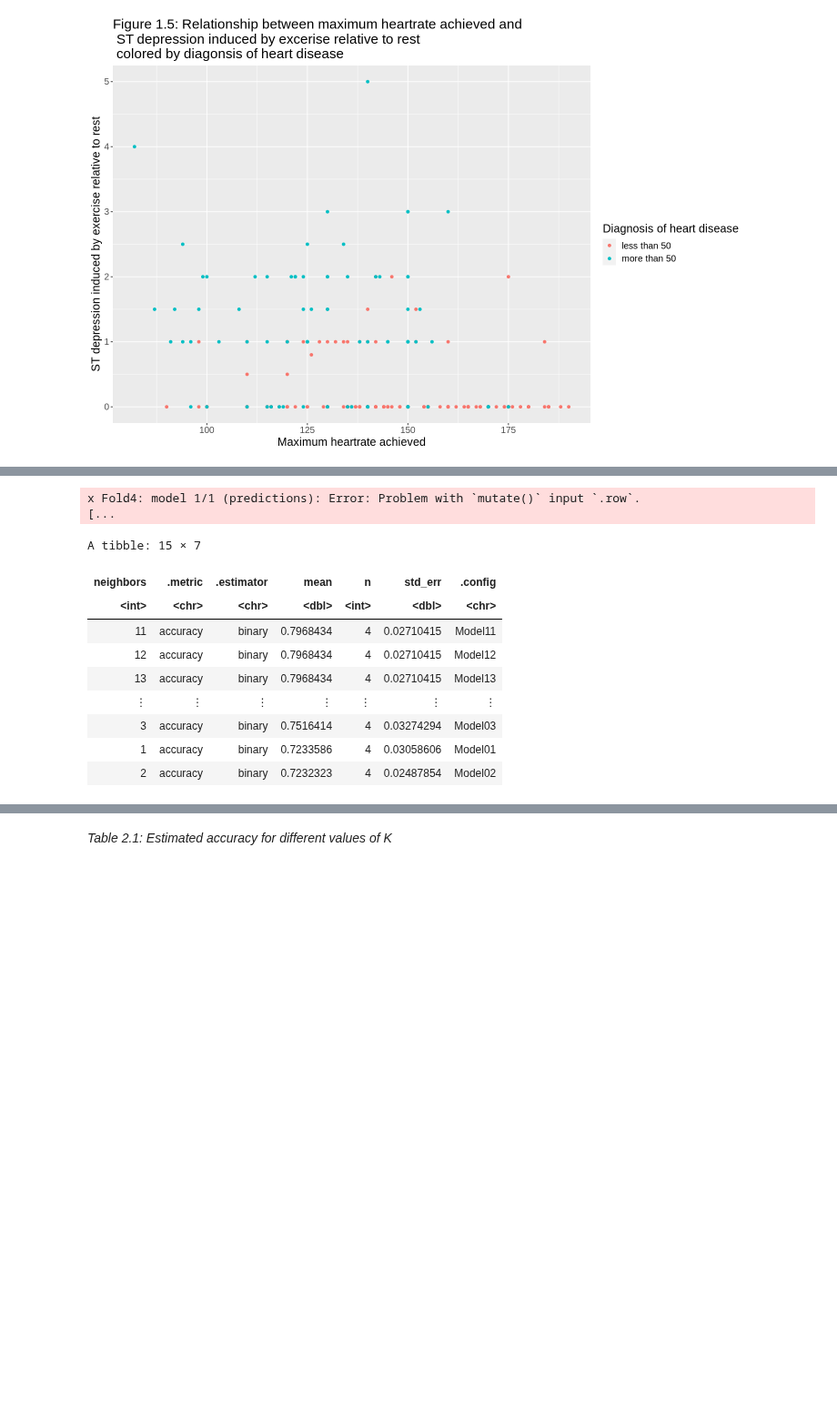
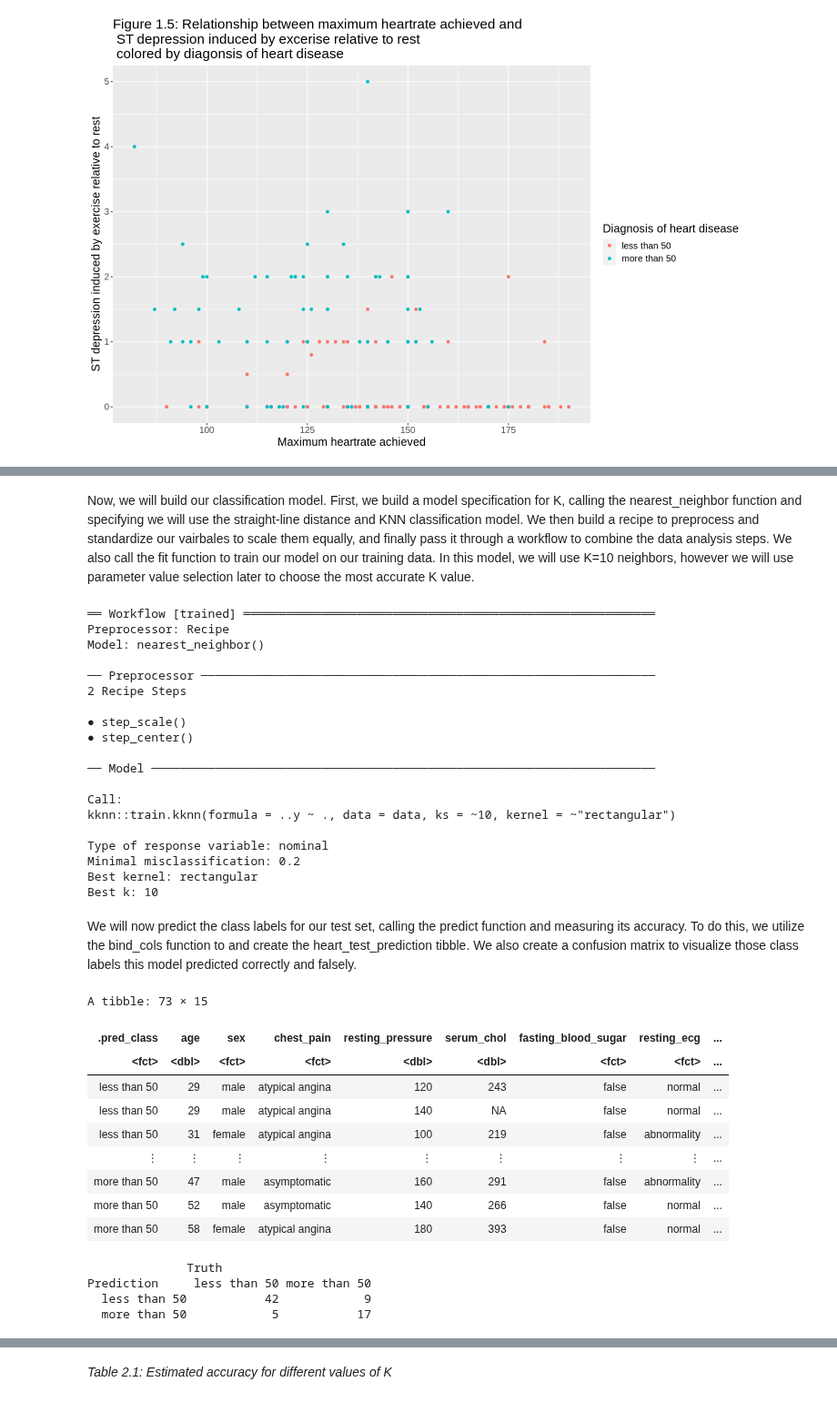
Before and after one commit to papercheesecake/DSCI100-group-project-18, a Jupyter notebook: group_report.ipynb, the cells around one changed output, grey strips where cells are left out. Shown at 91% size. Saved outputs shown, nothing was run; the diff lists cells and outputs as text; code cells hidden in the pictures; blank space fills up the shorter version.

```diff
--- a/group_report.ipynb
+++ b/group_report.ipynb
@@ -559,7 +567,8 @@ The scatter plot above show that there is a weak correlation between maximum hea
+# %% [markdown]
+Now, we will build our classification model. First, we build a model specification for K, calling the nearest_neighbor function and specifying we will use the straight-line distance and KNN classification model. We then build a recipe to preprocess and standardize our vairbales to scale them equally, and finally pass it through a workflow to combine the data analysis steps. We also call the fit function to train our model on our training data. In this model, we will use K=10 neighbors, however we will use parameter value selection later to choose the most accurate K value.
 # %%
-#Classification
-
-heart_spec <- nearest_neighbor(weight_func = "rectangular", neighbors = tune()) %>%
+set.seed(9999)
+heart_spec <- nearest_neighbor(weight_func = "rectangular", neighbors = 10) %>%
               set_engine("kknn") %>%
               set_mode("classification")
 
@@ -567,28 +576,56 @@ heart_recipe <- recipe(num ~ max_heartrate + oldpeak, data = training_heart_data
                 step_scale(all_predictors()) %>%
                 step_center(all_predictors())
 
-heart_vfold <- vfold_cv(training_heart_data, v = 5, strata = num)
-
-heart_result <- workflow() %>%
+heart_fit <- workflow() %>%
              add_recipe(heart_recipe) %>%
              add_model(heart_spec) %>%
-             tune_grid(resamples = heart_vfold, grid = 221) %>%
-             collect_metrics()
-
-accuracies <- heart_result %>%
-                 filter(.metric == 'accuracy') %>%
-                 arrange(desc(mean))
-accuracies
+             fit(data = training_heart_data)
+heart_fit
 # %% [output]
-x Fold4: model 1/1 (predictions): Error: Problem with `mutate()` input `.row`.
-[...
+══ Workflow [trained] ══════════════════════════════════════════════════════════
+Preprocessor: Recipe
+Model: nearest_neighbor()
+
+── Preprocessor ────────────────────────────────────────────────────────────────
+2 Recipe Steps
+
+● step_scale()
+● step_center()
+
+── Model ───────────────────────────────────────────────────────────────────────
+
+Call:
+kknn::train.kknn(formula = ..y ~ ., data = data, ks = ~10, kernel = ~"rectangular")
+
+Type of response variable: nominal
+Minimal misclassification: 0.2
+Best kernel: rectangular
+Best k: 10
-A tibble: 15 × 7
-| neighbors | .metric | .estimator | mean | n | std_err | .config |
-| <int> | <chr> | <chr> | <dbl> | <int> | <dbl> | <chr> |
-| 11 | accuracy | binary | 0.7968434 | 4 | 0.02710415 | Model11 |
-| 12 | accuracy | binary | 0.7968434 | 4 | 0.02710415 | Model12 |
-| 13 | accuracy | binary | 0.7968434 | 4 | 0.02710415 | Model13 |
-| ⋮ | ⋮ | ⋮ | ⋮ | ⋮ | ⋮ | ⋮ |
-| 3 | accuracy | binary | 0.7516414 | 4 | 0.03274294 | Model03 |
-| 1 | accuracy | binary | 0.7233586 | 4 | 0.03058606 | Model01 |
-| 2 | accuracy | binary | 0.7232323 | 4 | 0.02487854 | Model02 |
+# %% [markdown]
+We will now predict the class labels for our test set, calling the predict function and measuring its accuracy. To do this, we utilize the bind_cols function to and create the heart_test_prediction tibble. We also create a confusion matrix to visualize those class labels this model predicted correctly and falsely.
+# %%
+heart_test_prediction <- predict(heart_fit, testing_heart_data) %>%
+                          bind_cols(testing_heart_data)
+heart_test_prediction
+
+heart_prediction_accuracy <- heart_test_prediction %>%
+                        metrics(truth = num, estimate = .pred_class)
+
+heart_conf_mat <- heart_test_prediction %>%
+                conf_mat(truth = num, estimate = .pred_class)
+heart_conf_mat
+# %% [output]
+A tibble: 73 × 15
+| .pred_class | age | sex | chest_pain | resting_pressure | serum_chol | fasting_blood_sugar | resting_ecg | ... |
+| <fct> | <dbl> | <fct> | <fct> | <dbl> | <dbl> | <fct> | <fct> | ... |
+| less than 50 | 29 | male | atypical angina | 120 | 243 | false | normal | ... |
+| less than 50 | 29 | male | atypical angina | 140 | NA | false | normal | ... |
+| less than 50 | 31 | female | atypical angina | 100 | 219 | false | abnormality | ... |
+| ⋮ | ⋮ | ⋮ | ⋮ | ⋮ | ⋮ | ⋮ | ⋮ | ... |
+| more than 50 | 47 | male | asymptomatic | 160 | 291 | false | abnormality | ... |
+| more than 50 | 52 | male | asymptomatic | 140 | 266 | false | normal | ... |
+| more than 50 | 58 | female | atypical angina | 180 | 393 | false | normal | ... |
+              Truth
+Prediction     less than 50 more than 50
+  less than 50           42            9
+  more than 50            5           17
```
Also changed, not shown: parts of 35 cells of this notebook.
